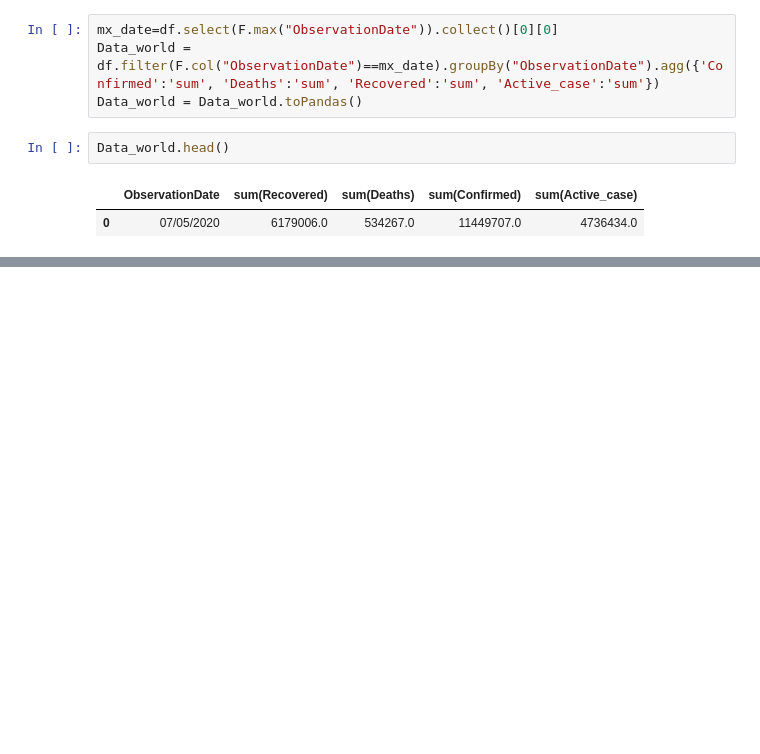
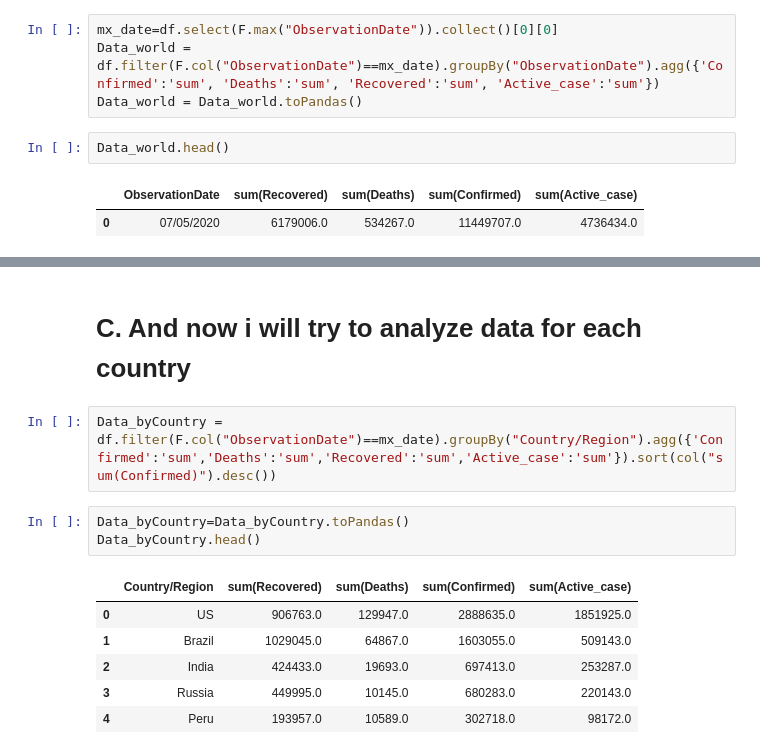
Before and after one commit to ab-rohman/Computer_Vision, a Jupyter notebook: Covid19_Data_Analitycs_&_Visualizaation_(UAS_BIGDATA).ipynb, the cells around one changed output, grey strips where cells are left out. Cells and saved outputs as stored; diff of their text form; blank space fills up the shorter version.

Commit message:
Add data analyze result and visualization for each country cases

```diff
--- a/Covid19_Data_Analitycs_&_Visualizaation_(UAS_BIGDATA).ipynb
+++ b/Covid19_Data_Analitycs_&_Visualizaation_(UAS_BIGDATA).ipynb
@@ -216,3 +218,17 @@ fig.update_layout(
 fig.show()
 # %% [output]
 [interactive output not drawn]
+# %% [markdown]
+# C. And now i will try to analyze data for each country
+# %%
+Data_byCountry = df.filter(F.col("ObservationDate")==mx_date).groupBy("Country/Region").agg({'Confirmed':'sum','Deaths':'sum','Recovered':'sum','Active_case':'sum'}).sort(col("sum(Confirmed)").desc())
+# %%
+Data_byCountry=Data_byCountry.toPandas()
+Data_byCountry.head()
+# %% [output]
+|  | Country/Region | sum(Recovered) | sum(Deaths) | sum(Confirmed) | sum(Active_case) |
+| 0 | US | 906763.0 | 129947.0 | 2888635.0 | 1851925.0 |
+| 1 | Brazil | 1029045.0 | 64867.0 | 1603055.0 | 509143.0 |
+| 2 | India | 424433.0 | 19693.0 | 697413.0 | 253287.0 |
+| 3 | Russia | 449995.0 | 10145.0 | 680283.0 | 220143.0 |
+| 4 | Peru | 193957.0 | 10589.0 | 302718.0 | 98172.0 |
```
Also changed, not shown: parts of 7 cells of this notebook.
